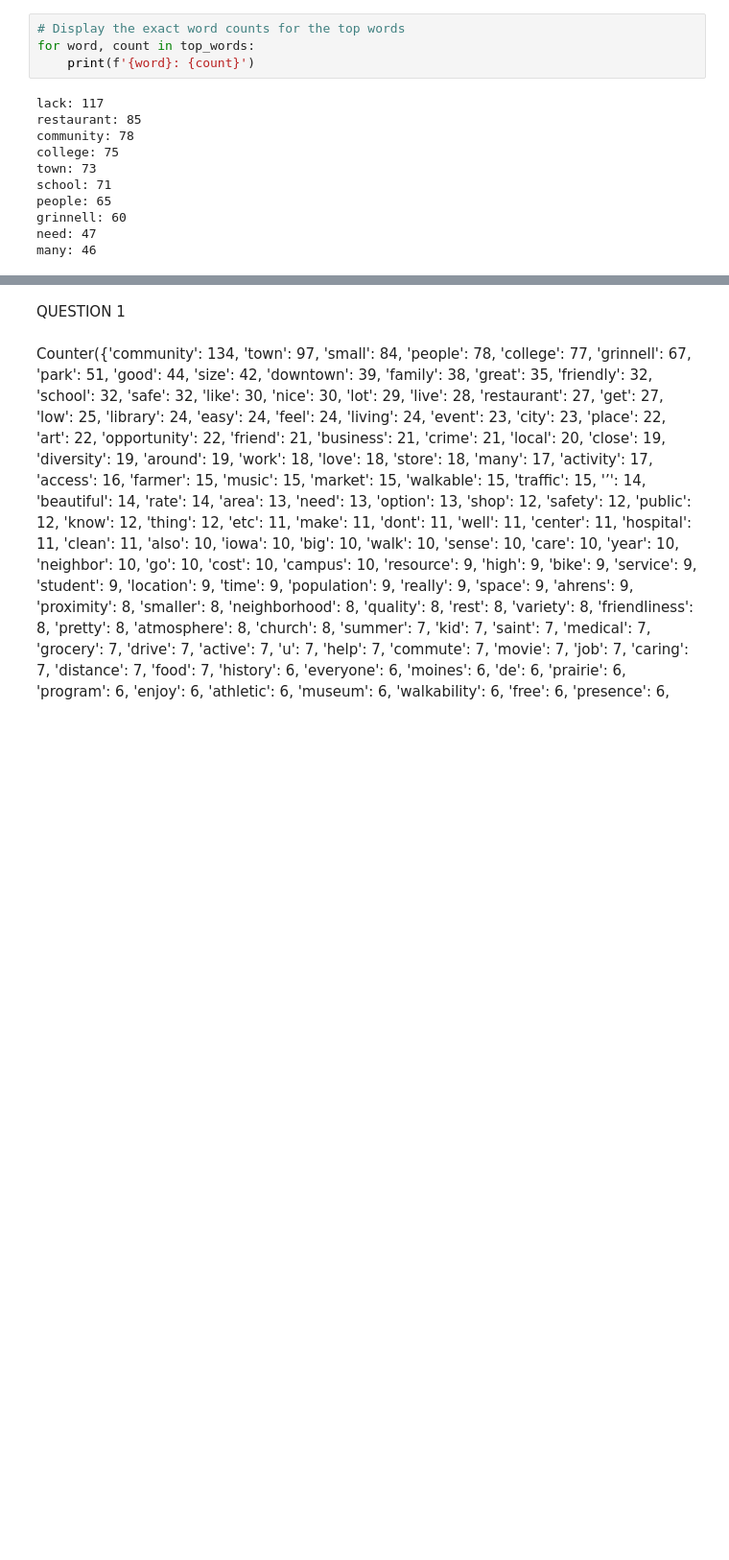
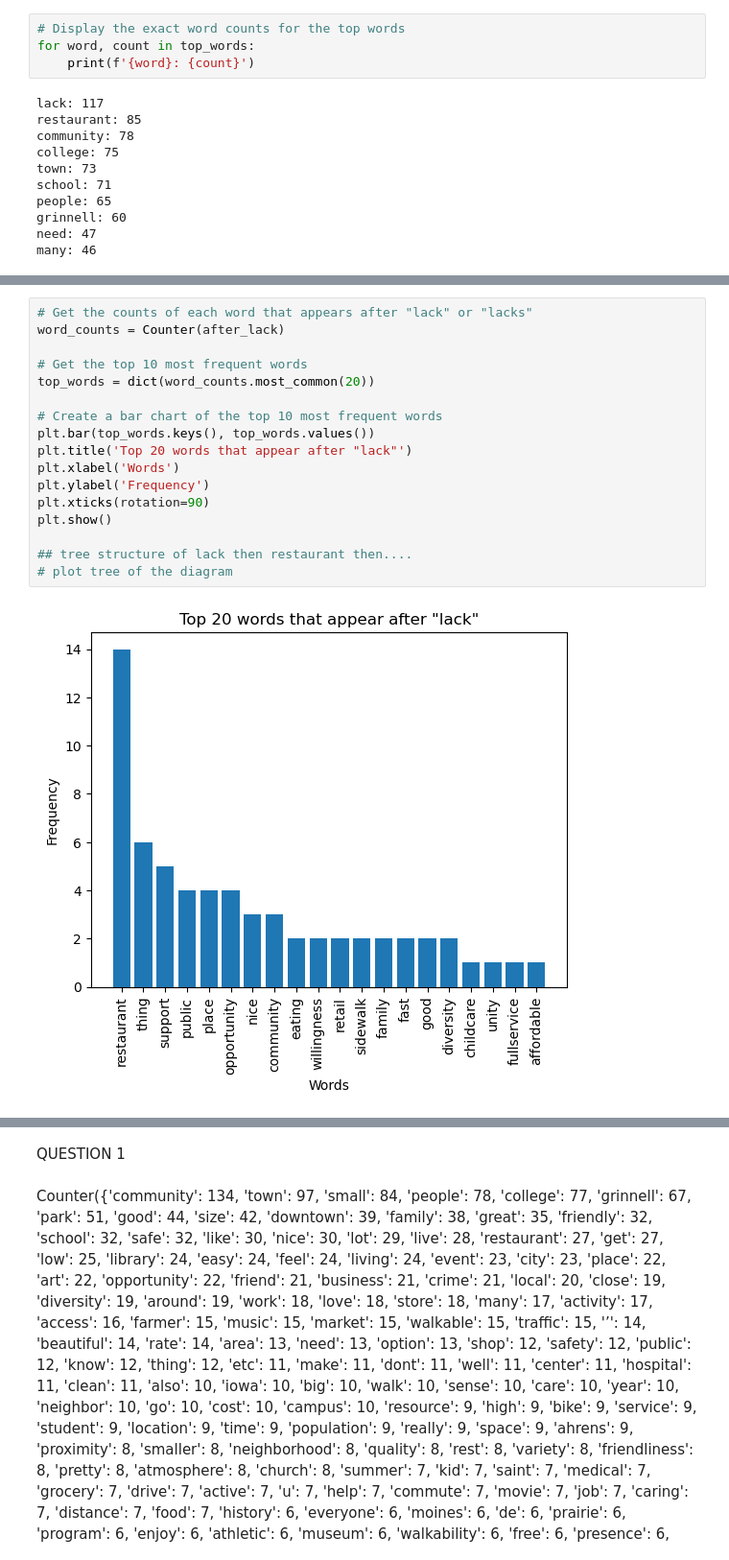
Before and after one commit to shreyasagrawal/Survey-Analysis-NLP, a Jupyter notebook: finalproj.ipynb, the cells around one changed output, grey strips where cells are left out. Shown at 96% size. Saved outputs shown, nothing was run; the diff lists cells and outputs as text; blank space fills up the shorter version.

```diff
--- a/finalproj.ipynb
+++ b/finalproj.ipynb
@@ -378,0 +455,19 @@ many: 46
+# %%
+# Get the counts of each word that appears after "lack" or "lacks"
+word_counts = Counter(after_lack)
+
+# Get the top 10 most frequent words
+top_words = dict(word_counts.most_common(20))
+
+# Create a bar chart of the top 10 most frequent words
+plt.bar(top_words.keys(), top_words.values())
+plt.title('Top 20 words that appear after "lack"')
+plt.xlabel('Words')
+plt.ylabel('Frequency')
+plt.xticks(rotation=90)
+plt.show()
+
+## tree structure of lack then restaurant then....
+# plot tree of the diagram
+# %% [output]
+[figure, added]
```
Also changed, not shown: parts of 24 cells of this notebook, 3 other files.
